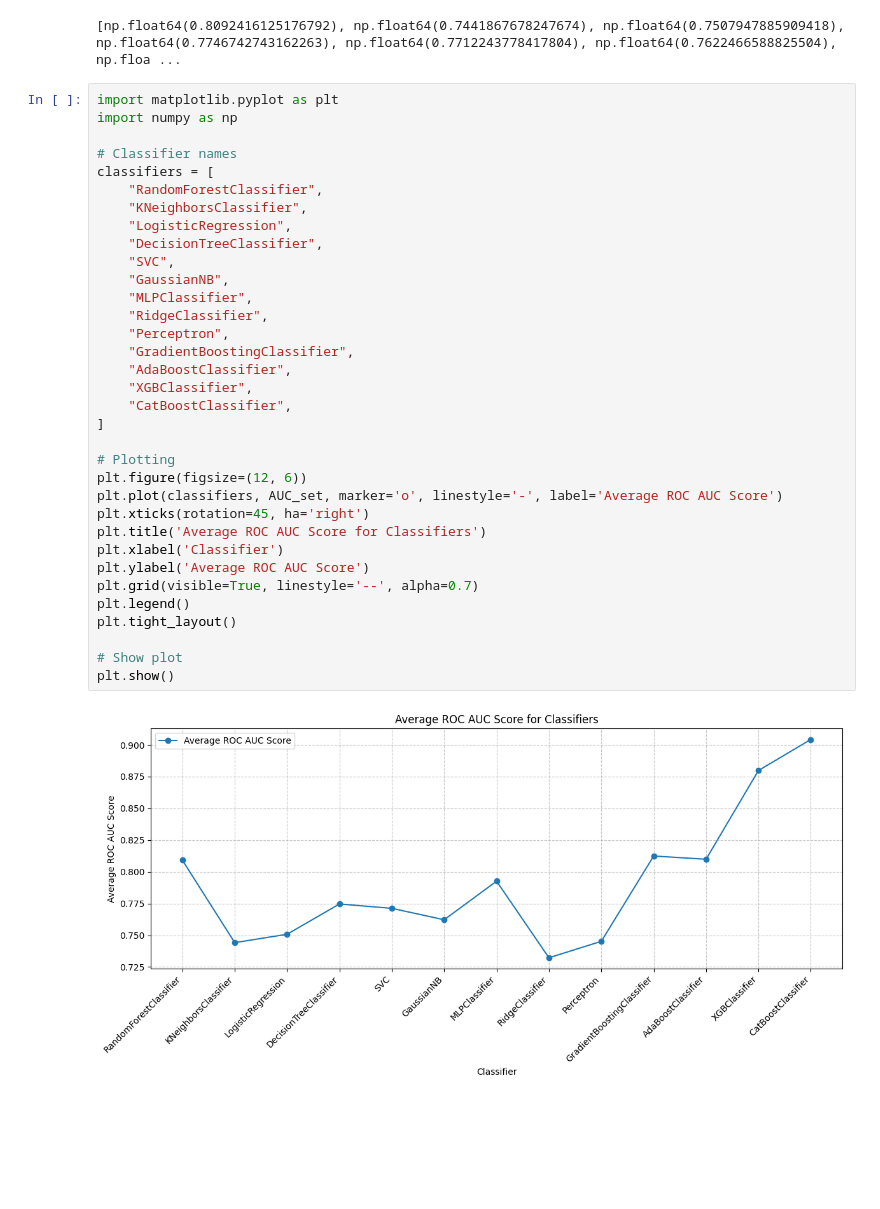
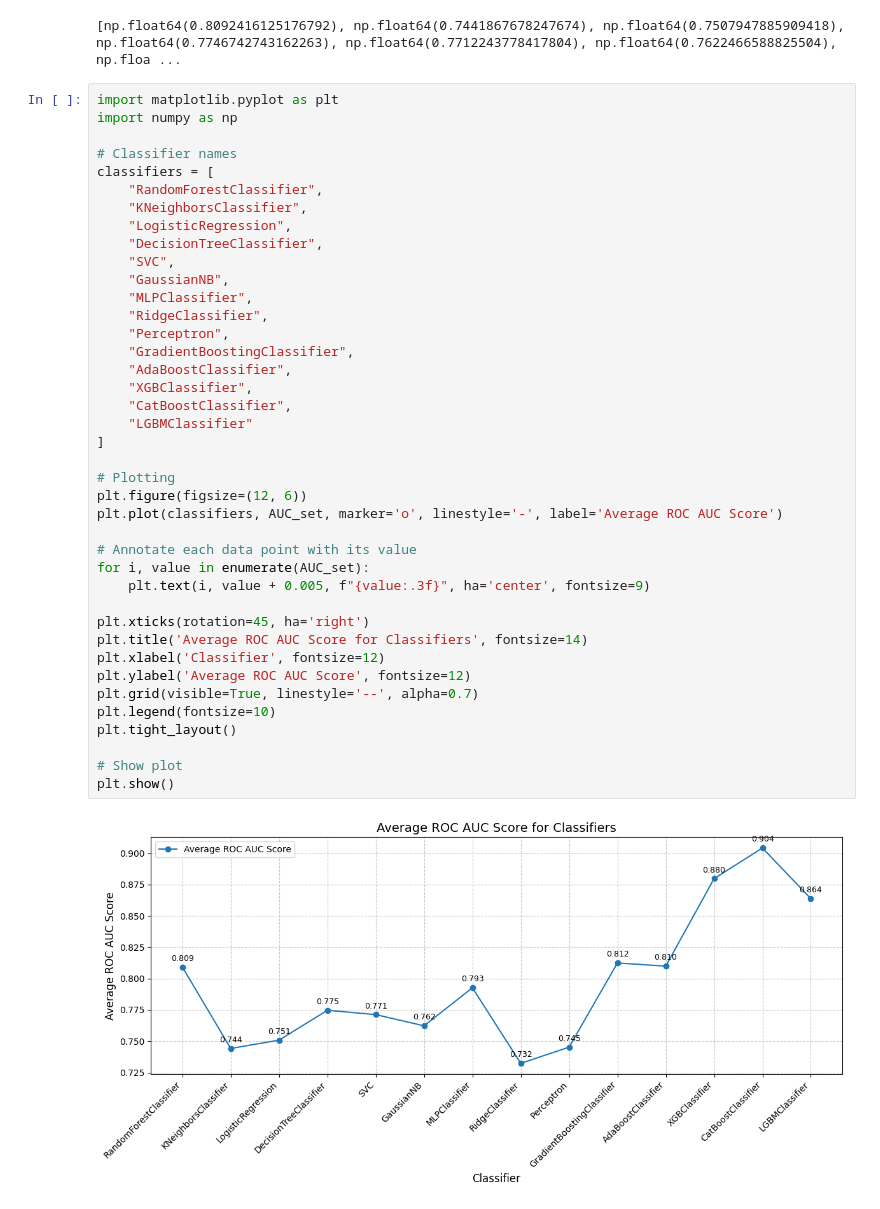
Before and after one commit to limys0713/DataScience_Competition1, a Jupyter notebook: analyze.ipynb, the cells around one changed output. Saved outputs shown, nothing was run; the diff lists cells and outputs as text; blank space fills up the shorter version.

```diff
--- a/analyze.ipynb
+++ b/analyze.ipynb
@@ -1219,35 +1406,41 @@ print(AUC_set)
 import matplotlib.pyplot as plt
 import numpy as np
 
 # Classifier names
 classifiers = [
     "RandomForestClassifier",
     "KNeighborsClassifier",
     "LogisticRegression",
     "DecisionTreeClassifier",
     "SVC",
     "GaussianNB",
     "MLPClassifier",
     "RidgeClassifier",
     "Perceptron",
     "GradientBoostingClassifier",
     "AdaBoostClassifier",
     "XGBClassifier",
     "CatBoostClassifier",
+    "LGBMClassifier"
 ]
 
 # Plotting
 plt.figure(figsize=(12, 6))
 plt.plot(classifiers, AUC_set, marker='o', linestyle='-', label='Average ROC AUC Score')
+
+# Annotate each data point with its value
+for i, value in enumerate(AUC_set):
+    plt.text(i, value + 0.005, f"{value:.3f}", ha='center', fontsize=9)
+
 plt.xticks(rotation=45, ha='right')
-plt.title('Average ROC AUC Score for Classifiers')
-plt.xlabel('Classifier')
-plt.ylabel('Average ROC AUC Score')
+plt.title('Average ROC AUC Score for Classifiers', fontsize=14)
+plt.xlabel('Classifier', fontsize=12)
+plt.ylabel('Average ROC AUC Score', fontsize=12)
 plt.grid(visible=True, linestyle='--', alpha=0.7)
-plt.legend()
+plt.legend(fontsize=10)
 plt.tight_layout()
 
 # Show plot
 plt.show()
 # %% [output]
-[figure, old version]
+[figure, new version]
```
Also changed, not shown: parts of 4 cells of this notebook.
